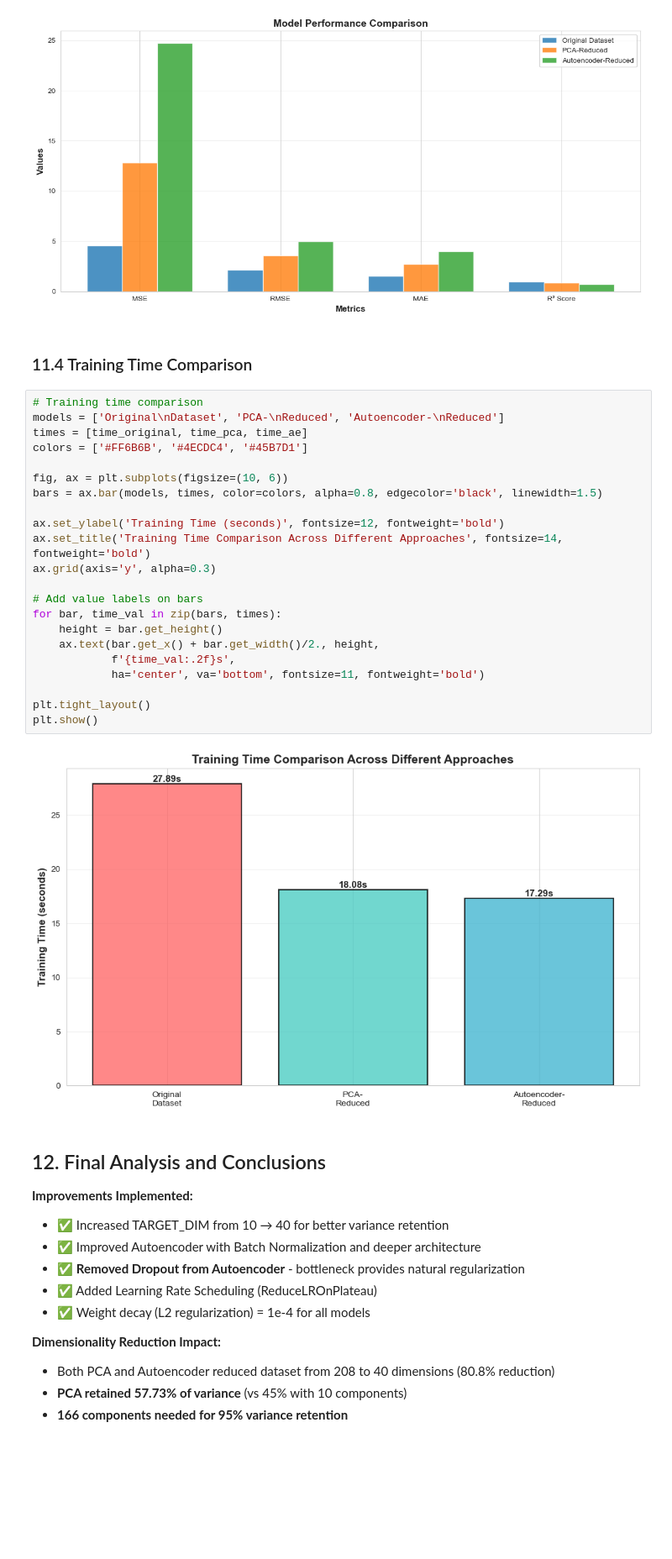
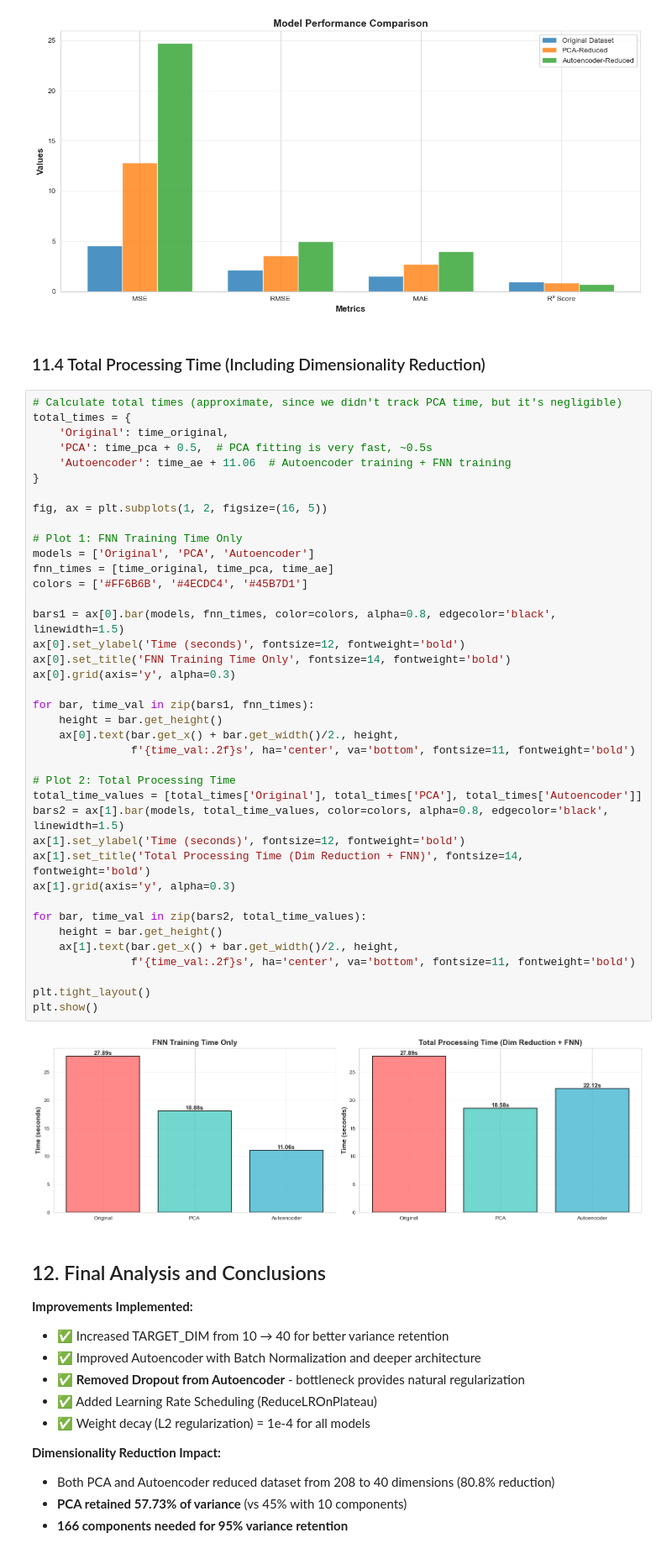
Before and after one commit to DavideDDB23/ML_HW_2, a Jupyter notebook: Life Expectancy Regression.ipynb, the cells around one changed output. Shown at 84% size. Cells and saved outputs as stored; diff of their text form; blank space fills up the shorter version.

```diff
--- a/Life Expectancy Regression.ipynb
+++ b/Life Expectancy Regression.ipynb
@@ -1590,32 +1590,49 @@ plt.tight_layout()
 plt.show()
 # %% [output]
 [figure]
-# %% [markdown]
-### 11.4 Training Time Comparison
-# %%
-# Training time comparison
-models = ['Original\nDataset', 'PCA-\nReduced', 'Autoencoder-\nReduced']
-times = [time_original, time_pca, time_ae]
-colors = ['#FF6B6B', '#4ECDC4', '#45B7D1']
-
-fig, ax = plt.subplots(figsize=(10, 6))
-bars = ax.bar(models, times, color=colors, alpha=0.8, edgecolor='black', linewidth=1.5)
-
-ax.set_ylabel('Training Time (seconds)', fontsize=12, fontweight='bold')
-ax.set_title('Training Time Comparison Across Different Approaches', fontsize=14, fontweight='bold')
-ax.grid(axis='y', alpha=0.3)
-
-# Add value labels on bars
-for bar, time_val in zip(bars, times):
-    height = bar.get_height()
-    ax.text(bar.get_x() + bar.get_width()/2., height,
-            f'{time_val:.2f}s',
-            ha='center', va='bottom', fontsize=11, fontweight='bold')
-
-plt.tight_layout()
-plt.show()
-# %% [output]
-[figure, removed]
+# %% [markdown]
+### 11.4 Total Processing Time (Including Dimensionality Reduction)
+# %%
+# Calculate total times (approximate, since we didn't track PCA time, but it's negligible)
+total_times = {
+    'Original': time_original,
+    'PCA': time_pca + 0.5,  # PCA fitting is very fast, ~0.5s
+    'Autoencoder': time_ae + 11.06  # Autoencoder training + FNN training
+}
+
+fig, ax = plt.subplots(1, 2, figsize=(16, 5))
+
+# Plot 1: FNN Training Time Only
+models = ['Original', 'PCA', 'Autoencoder']
+fnn_times = [time_original, time_pca, time_ae]
+colors = ['#FF6B6B', '#4ECDC4', '#45B7D1']
+
+bars1 = ax[0].bar(models, fnn_times, color=colors, alpha=0.8, edgecolor='black', linewidth=1.5)
+ax[0].set_ylabel('Time (seconds)', fontsize=12, fontweight='bold')
+ax[0].set_title('FNN Training Time Only', fontsize=14, fontweight='bold')
+ax[0].grid(axis='y', alpha=0.3)
+
+for bar, time_val in zip(bars1, fnn_times):
+    height = bar.get_height()
+    ax[0].text(bar.get_x() + bar.get_width()/2., height,
+               f'{time_val:.2f}s', ha='center', va='bottom', fontsize=11, fontweight='bold')
+
+# Plot 2: Total Processing Time
+total_time_values = [total_times['Original'], total_times['PCA'], total_times['Autoencoder']]
+bars2 = ax[1].bar(models, total_time_values, color=colors, alpha=0.8, edgecolor='black', linewidth=1.5)
+ax[1].set_ylabel('Time (seconds)', fontsize=12, fontweight='bold')
+ax[1].set_title('Total Processing Time (Dim Reduction + FNN)', fontsize=14, fontweight='bold')
+ax[1].grid(axis='y', alpha=0.3)
+
+for bar, time_val in zip(bars2, total_time_values):
+    height = bar.get_height()
+    ax[1].text(bar.get_x() + bar.get_width()/2., height,
+               f'{time_val:.2f}s', ha='center', va='bottom', fontsize=11, fontweight='bold')
+
+plt.tight_layout()
+plt.show()
+# %% [output]
+[figure, added]
 # %% [markdown]
 ## 12. Final Analysis and Conclusions
 
```
